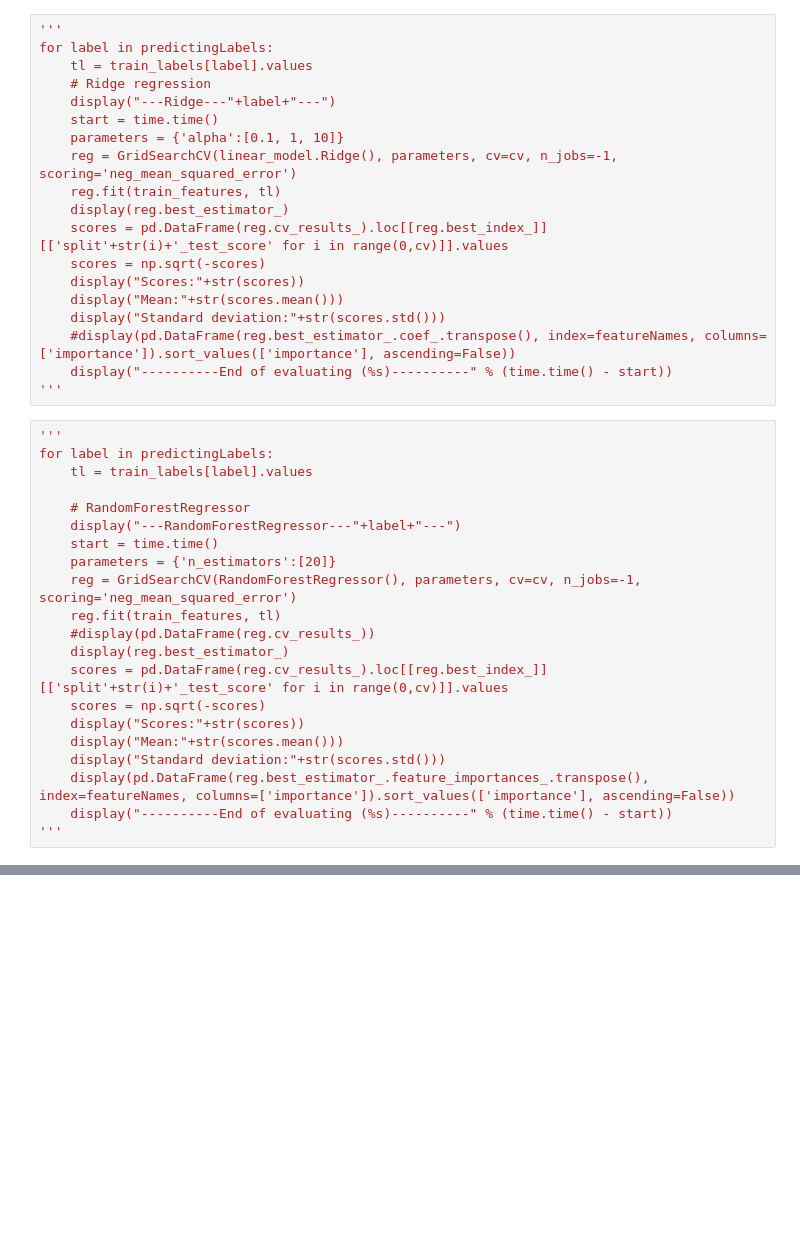
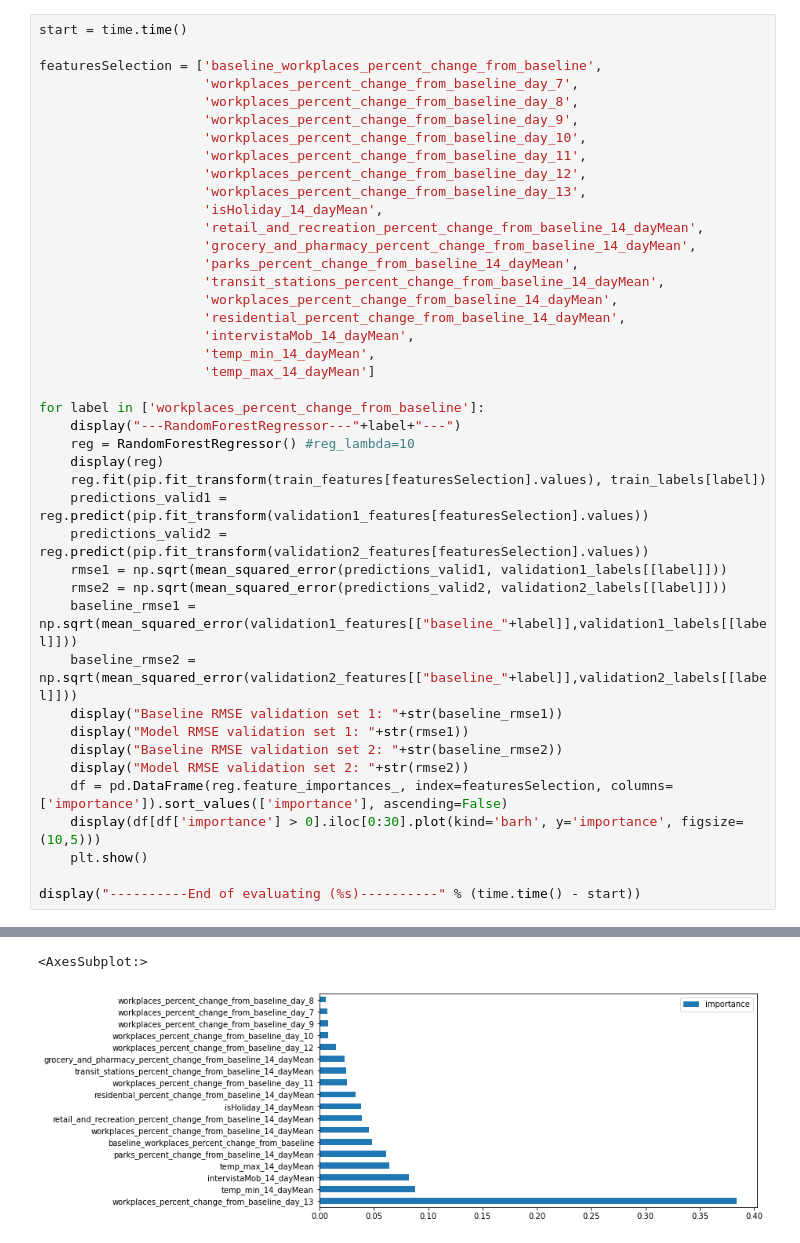
Before and after one commit to ratschlab/projects2021-bsc-thesis-scherer, a Jupyter notebook: MLModel.ipynb, the cells around one changed output, grey strips where cells are left out. Saved outputs shown, nothing was run; the diff lists cells and outputs as text; blank space fills up the shorter version.

```diff
--- a/MLModel.ipynb
+++ b/MLModel.ipynb
@@ -177,40 +295,43 @@ display(pd.DataFrame(ipca.singular_values_.transpose(), index=featureNames, colu
-# %%
-'''
-for label in predictingLabels:
-    tl = train_labels[label].values
-    # Ridge regression
-    display("---Ridge---"+label+"---")
-    start = time.time()
-    parameters = {'alpha':[0.1, 1, 10]}
-    reg = GridSearchCV(linear_model.Ridge(), parameters, cv=cv, n_jobs=-1, scoring='neg_mean_squared_error')
-    reg.fit(train_features, tl)
-    display(reg.best_estimator_)
-    scores = pd.DataFrame(reg.cv_results_).loc[[reg.best_index_]][['split'+str(i)+'_test_score' for i in range(0,cv)]].values
-    scores = np.sqrt(-scores)
-    display("Scores:"+str(scores))
-    display("Mean:"+str(scores.mean()))
-    display("Standard deviation:"+str(scores.std()))
-    #display(pd.DataFrame(reg.best_estimator_.coef_.transpose(), index=featureNames, columns=['importance']).sort_values(['importance'], ascending=False))
-    display("----------End of evaluating (%s)----------" % (time.time() - start))
-'''
 # %%
-'''
-for label in predictingLabels:
-    tl = train_labels[label].values
+start = time.time()
 
-    # RandomForestRegressor
+featuresSelection = ['baseline_workplaces_percent_change_from_baseline',
+                     'workplaces_percent_change_from_baseline_day_7',
+                     'workplaces_percent_change_from_baseline_day_8',
+                     'workplaces_percent_change_from_baseline_day_9',
+                     'workplaces_percent_change_from_baseline_day_10',
+                     'workplaces_percent_change_from_baseline_day_11',
+                     'workplaces_percent_change_from_baseline_day_12',
+                     'workplaces_percent_change_from_baseline_day_13',
+                     'isHoliday_14_dayMean',
+                     'retail_and_recreation_percent_change_from_baseline_14_dayMean',
+                     'grocery_and_pharmacy_percent_change_from_baseline_14_dayMean',
+                     'parks_percent_change_from_baseline_14_dayMean',
+                     'transit_stations_percent_change_from_baseline_14_dayMean',
+                     'workplaces_percent_change_from_baseline_14_dayMean',
+                     'residential_percent_change_from_baseline_14_dayMean',
+                     'intervistaMob_14_dayMean',
+                     'temp_min_14_dayMean',
+                     'temp_max_14_dayMean']
+
+for label in ['workplaces_percent_change_from_baseline']:
     display("---RandomForestRegressor---"+label+"---")
-    start = time.time()
-    parameters = {'n_estimators':[20]}
-    reg = GridSearchCV(RandomForestRegressor(), parameters, cv=cv, n_jobs=-1, scoring='neg_mean_squared_error')
-    reg.fit(train_features, tl)
-    #display(pd.DataFrame(reg.cv_results_))
-    display(reg.best_estimator_)
-    scores = pd.DataFrame(reg.cv_results_).loc[[reg.best_index_]][['split'+str(i)+'_test_score' for i in range(0,cv)]].values
-    scores = np.sqrt(-scores)
-    display("Scores:"+str(scores))
-    display("Mean:"+str(scores.mean()))
-    display("Standard deviation:"+str(scores.std()))
-    display(pd.DataFrame(reg.best_estimator_.feature_importances_.transpose(), index=featureNames, columns=['importance']).sort_values(['importance'], ascending=False))
-    display("----------End of evaluating (%s)----------" % (time.time() - start))
-'''
+    reg = RandomForestRegressor() #reg_lambda=10
+    display(reg)
+    reg.fit(pip.fit_transform(train_features[featuresSelection].values), train_labels[label])
+    predictions_valid1 = reg.predict(pip.fit_transform(validation1_features[featuresSelection].values))
+    predictions_valid2 = reg.predict(pip.fit_transform(validation2_features[featuresSelection].values))
+    rmse1 = np.sqrt(mean_squared_error(predictions_valid1, validation1_labels[[label]]))
+    rmse2 = np.sqrt(mean_squared_error(predictions_valid2, validation2_labels[[label]]))
+    baseline_rmse1 = np.sqrt(mean_squared_error(validation1_features[["baseline_"+label]],validation1_labels[[label]]))
+    baseline_rmse2 = np.sqrt(mean_squared_error(validation2_features[["baseline_"+label]],validation2_labels[[label]]))
+    display("Baseline RMSE validation set 1: "+str(baseline_rmse1))
+    display("Model RMSE validation set 1: "+str(rmse1))
+    display("Baseline RMSE validation set 2: "+str(baseline_rmse2))
+    display("Model RMSE validation set 2: "+str(rmse2))
+    df = pd.DataFrame(reg.feature_importances_, index=featuresSelection, columns=['importance']).sort_values(['importance'], ascending=False)
+    display(df[df['importance'] > 0].iloc[0:30].plot(kind='barh', y='importance', figsize=(10,5)))
+    plt.show()
+
+display("----------End of evaluating (%s)----------" % (time.time() - start))
+# %% [output]
@@ -216,0 +344,2 @@ for label in predictingLabels:
+<AxesSubplot:>
+[figure, added]
```
Also changed, not shown: parts of 10 cells of this notebook, 4 other files.
